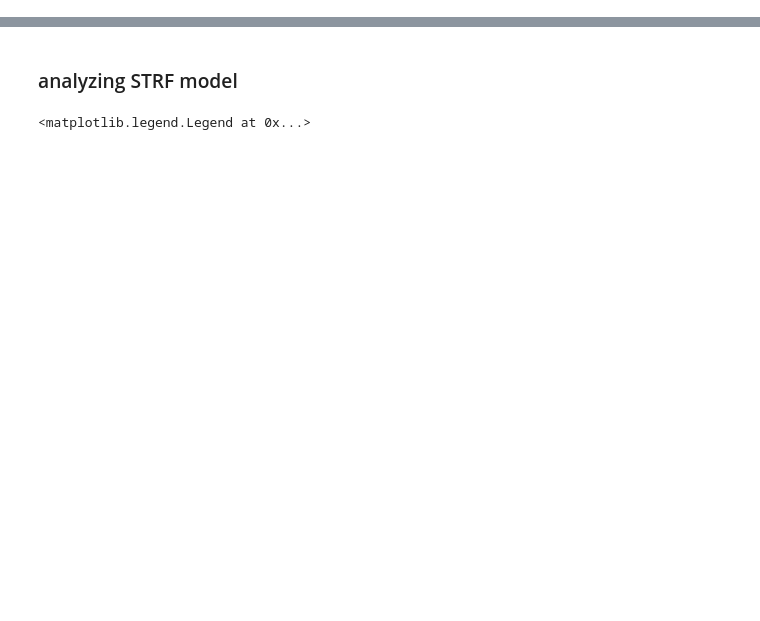
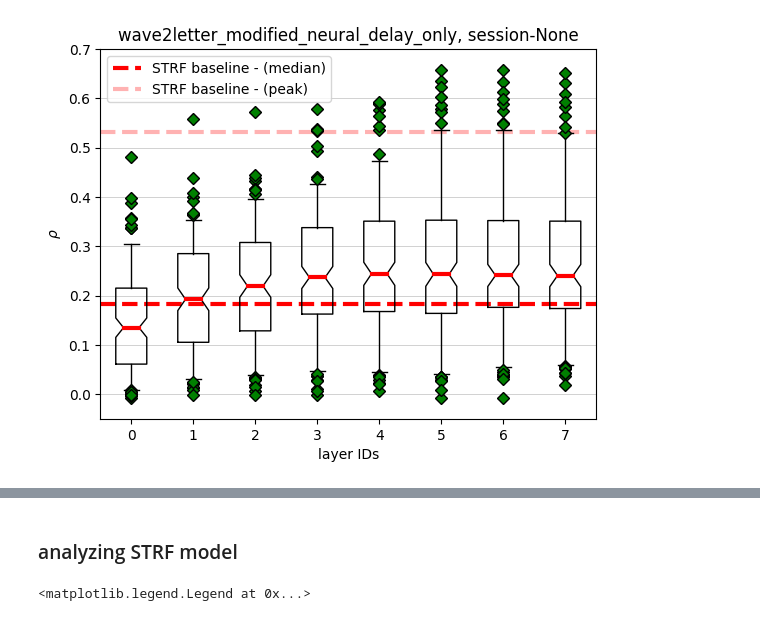
Before and after one commit to bilalhsp/Auditory_Cortex, a Jupyter notebook: experiments/correlations_analysis/correlations_analysis.ipynb, the cells around one changed output, grey strips where cells are left out. Drawn from its saved outputs; the diff is of its cells as text; code cells hidden in the pictures; blank space fills up the shorter version.

```diff
--- a/experiments/correlations_analysis/correlations_analysis.ipynb
+++ b/experiments/correlations_analysis/correlations_analysis.ipynb
@@ -19,2 +25,0 @@ saved_results = '../../../saved_results/'
-# %%
-corr_obj = analysis.correlations()
@@ -20,0 +264,88 @@ corr_obj = analysis.correlations()
+# %%
+session = 200206
+threshold = 0.1
+normalized_list = [False]#, True]
+delta_corr_list = [False]#, True]
+bin_width = 20
+delay = 0
+save_fig = True
+y_axis_lim = 0.7
+
+identifier = ''
+model_name = 'wave2letter_modified'
+# identifier = 'test7'
+# identifier = 'test8'
+# identifier = 'test9'
+
+# identifier = 'normalizer2'
+
+# identifier = 'RF_delayed_with_audio_zeropad'
+# identifier = 'opt_delay_with_audio_zeropad'
+# identifier = 'opt_delay_L6_D0'
+# identifier = 'opt_delays_final'
+# identifier = 'all_opt_delays'
+identifier = 'neural_delay_only'
+
+
+# model = 'wave2letter_modified_opt_delays'
+# model = 'wave2letter_modified_RF_delayed'
+# model = 'wave2letter_modified'
+# model = 'wave2vec2_encoder'
+# model = 'wave2vec2_feature_extractor'
+
+# model_name = 'wave2vec2'
+# model_name = 'speech2text'
+# identifier = 'opt_delay'
+# identifier = 'basic'
+# identifier = 'RF_delay'
+
+
+# model_name = 'deepspeech2'
+# identifier = 'bi_lstm'
+
+# model = 'deepspeech2_bi_lstm'
+# model = 'speech2text_initial'
+# model = 'speech2text'
+# model = 's2t_updated'
+
+# model = 'w2l_original'
+
+# model = 'deepspeech2_rnn_1st_half'
+# model = 'deepspeech2_rnn_2nd_half'
+# model = 'wave2letter_modified_delay_zeropad'
+# delay = 60
+filler = ''
+if identifier != '':
+    filler = '_'
+model_identifier = model_name + filler + identifier
+
+
+
+for normalized in normalized_list:
+    for delta_corr in delta_corr_list:
+
+        corr_obj = analysis.correlations(model_identifier)
+
+
+        print(len(np.unique(corr_obj.get_all_sessions())))
+        ax, layers_data = corr_obj.box_plot_correlations(
+            # session,
+            normalized=normalized, threshold=threshold, delta_corr=delta_corr, bin_width=bin_width,
+            delay=delay, y_axis_lim=y_axis_lim
+            )
+
+
+        post_str = 'rho'
+        if normalized:
+            post_str = post_str + '_' + 'normalized'
+        if delta_corr:
+            post_str = 'delta_' + post_str
+        fig_name = f"{model_identifier}_{post_str}.jpg"
+
+
+        # NIPS_dir = 'C\:\Users\\ahmedb\\Desktop\\PhD\\Academic\\Makin\'s Lab\\auditory_cortex\\Results\\NIPS'
+        saved_figures = './../../../results_dir/saved_figures/correlations/'
+        filepath = os.path.join(saved_figures, model_name, fig_name)
+        if save_fig:
+            plt.savefig(filepath)
+# %% [output]
@@ -20,0 +354 @@ corr_obj = analysis.correlations()
+[figure, added]
```
Also changed, not shown: parts of 125 cells of this notebook, 20 other files.
